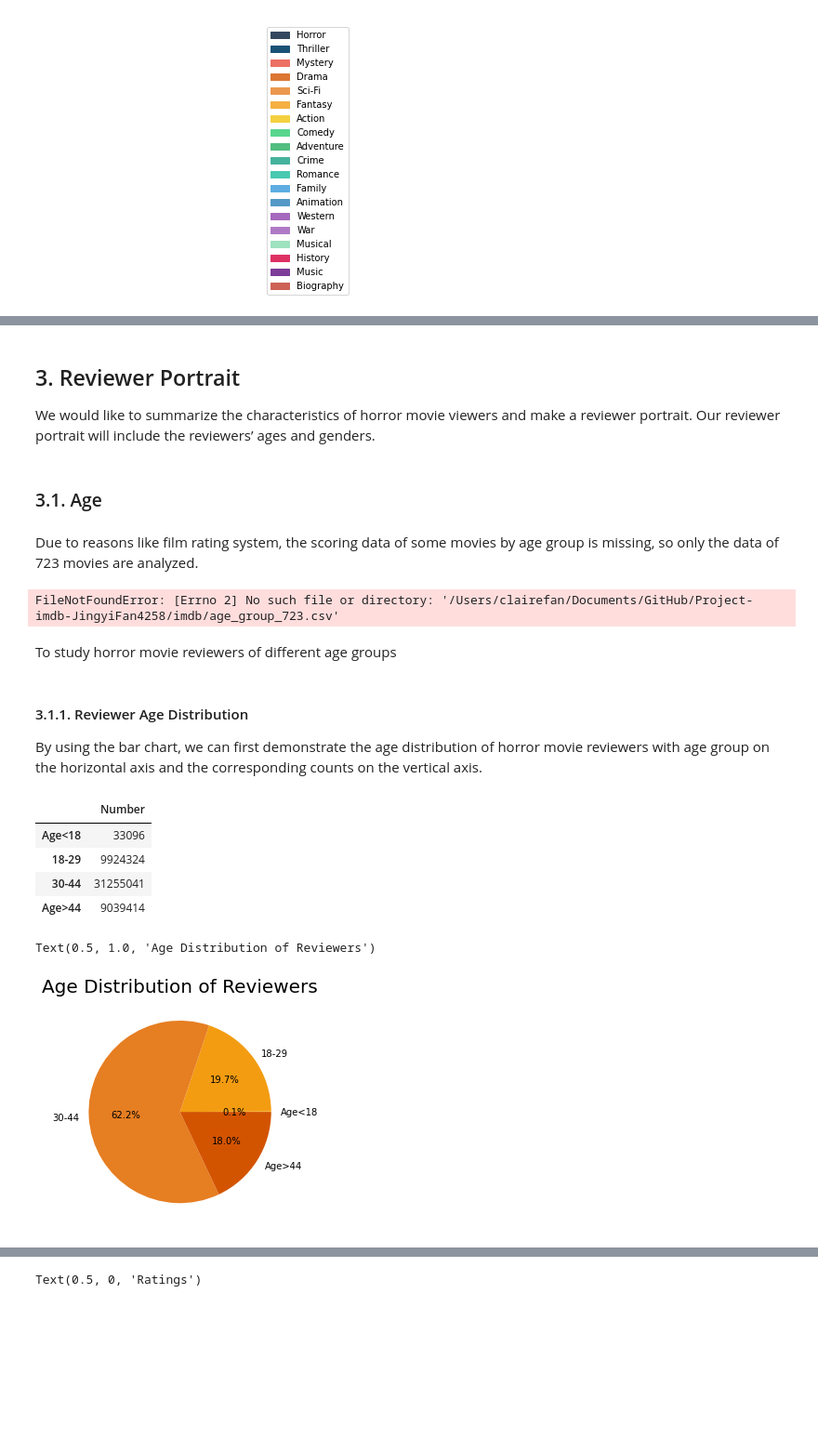
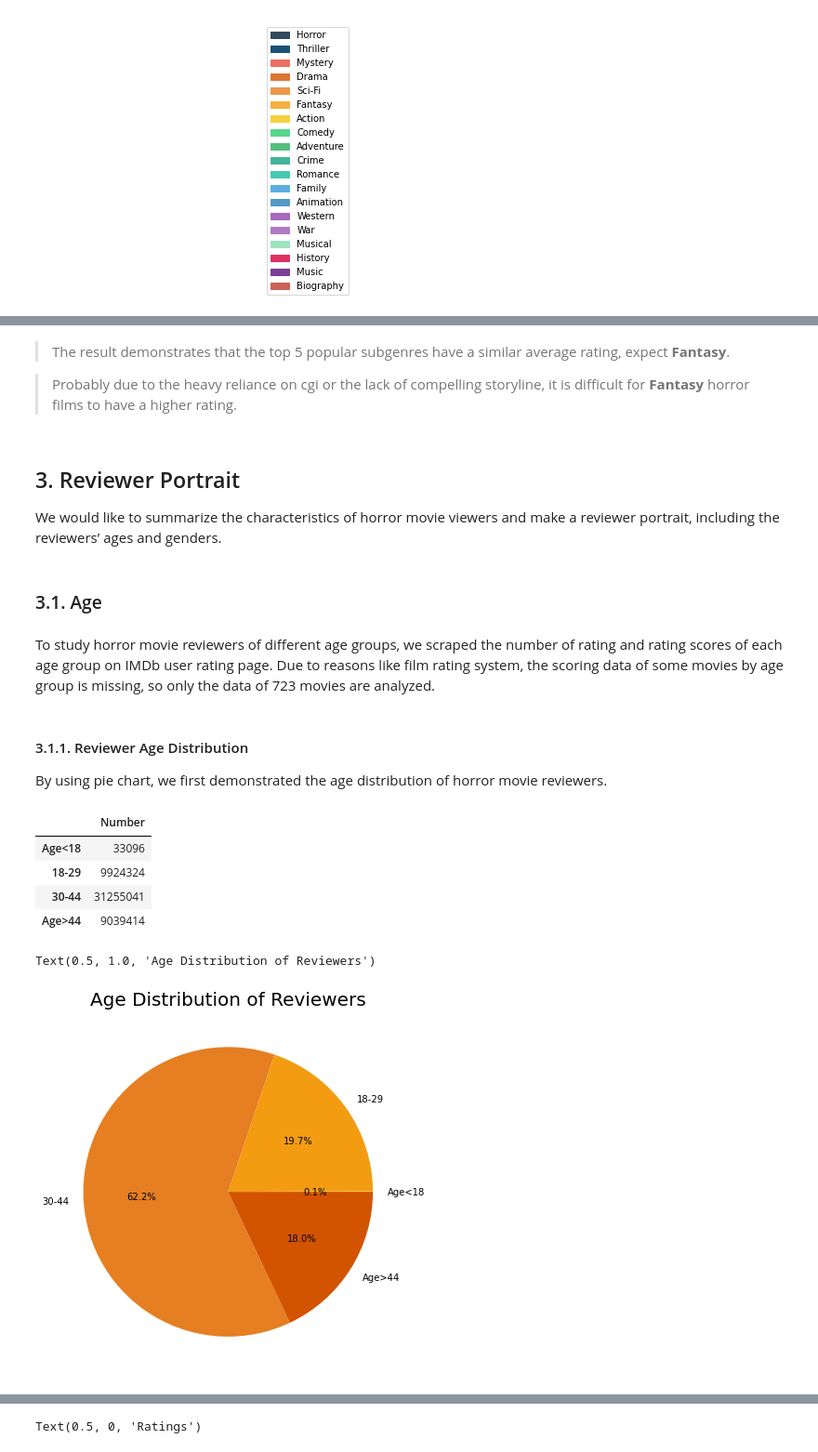
Before and after one commit to tl3472/GA4003-HorrorFilms, a Jupyter notebook: Horror Film Report.ipynb, the cells around one changed output, grey strips where cells are left out. Shown: that part at 93% size. Cells and saved outputs as stored; diff of their text form; code cells hidden in the pictures; blank space fills up the shorter version.

```diff
--- a/Horror Film Report.ipynb
+++ b/Horror Film Report.ipynb
@@ -274,20 +503,17 @@ plt.show()
+# %% [markdown]
+>The result demonstrates that the top 5 popular subgenres have a similar average rating, expect **Fantasy**.
+
+>Probably due to the heavy reliance on cgi or the lack of compelling storyline, it is difficult for **Fantasy** horror films to have a higher rating.
 # %% [markdown]
 ## 3. Reviewer Portrait
-We would like to summarize the characteristics of horror movie viewers and make a reviewer portrait. Our reviewer portrait will include the reviewers’ ages and genders.
+We would like to summarize the characteristics of horror movie viewers and make a reviewer portrait, including the reviewers’ ages and genders.
 # %% [markdown]
 ### 3.1. Age
 # %% [markdown]
-Due to reasons like film rating system, the scoring data of some movies by age group is missing, so only the data of 723 movies are analyzed.
+To study horror movie reviewers of different age groups, we scraped the number of rating and rating scores of each age group on IMDb user rating page. Due to reasons like film rating system, the scoring data of some movies by age group is missing, so only the data of 723 movies are analyzed.
-# %%
-age_group = pd.read_csv('/Users/clairefan/Documents/GitHub/Project-imdb-JingyiFan4258/imdb/age_group_723.csv')
-age_group.head()
-# %% [output]
-FileNotFoundError: [Errno 2] No such file or directory: '/Users/clairefan/Documents/GitHub/Project-imdb-JingyiFan4258/imdb/age_group_723.csv'
-# %% [markdown]
-To study horror movie reviewers of different age groups
 # %% [markdown]
 #### 3.1.1. Reviewer Age Distribution
-By using the bar chart, we can first demonstrate the age distribution of horror movie reviewers with age group on the horizontal axis and the corresponding counts on the vertical axis.
+By using pie chart, we first demonstrated the age distribution of horror movie reviewers.
 # %%
 age_group_number_sum = pd.DataFrame({"Number": age_group[['Number_<18','Number_18-29','Number_30-44','Number_45+']].sum(axis=0)})
 age_group_number_sum = age_group_number_sum.rename(index={'Number_<18': "Age<18", 'Number_18-29': "18-29", 'Number_30-44': "30-44",'Number_45+':"Age>44"})
@@ -299,13 +525,13 @@ age_group_number_sum
 | 30-44 | 31255041 |
 | Age>44 | 9039414 |
 # %%
-fig, ax = plt.subplots(1,1,figsize = (8,4), tight_layout = True)
+fig, ax = plt.subplots(1,1,figsize = (10,6), tight_layout = True)
 ax.pie(
     x = age_group_number_sum['Number'],
     labels = age_group_number_sum.index,
     autopct='%1.1f%%',
     colors = ['#F1C40F', '#F39C12', '#E67E22', '#D35400'])
 plt.title('Age Distribution of Reviewers', size = 20)
 # %% [output]
 Text(0.5, 1.0, 'Age Distribution of Reviewers')
-[figure, old version]
+[figure, new version]
```
Also changed, not shown: parts of 102 cells of this notebook.
